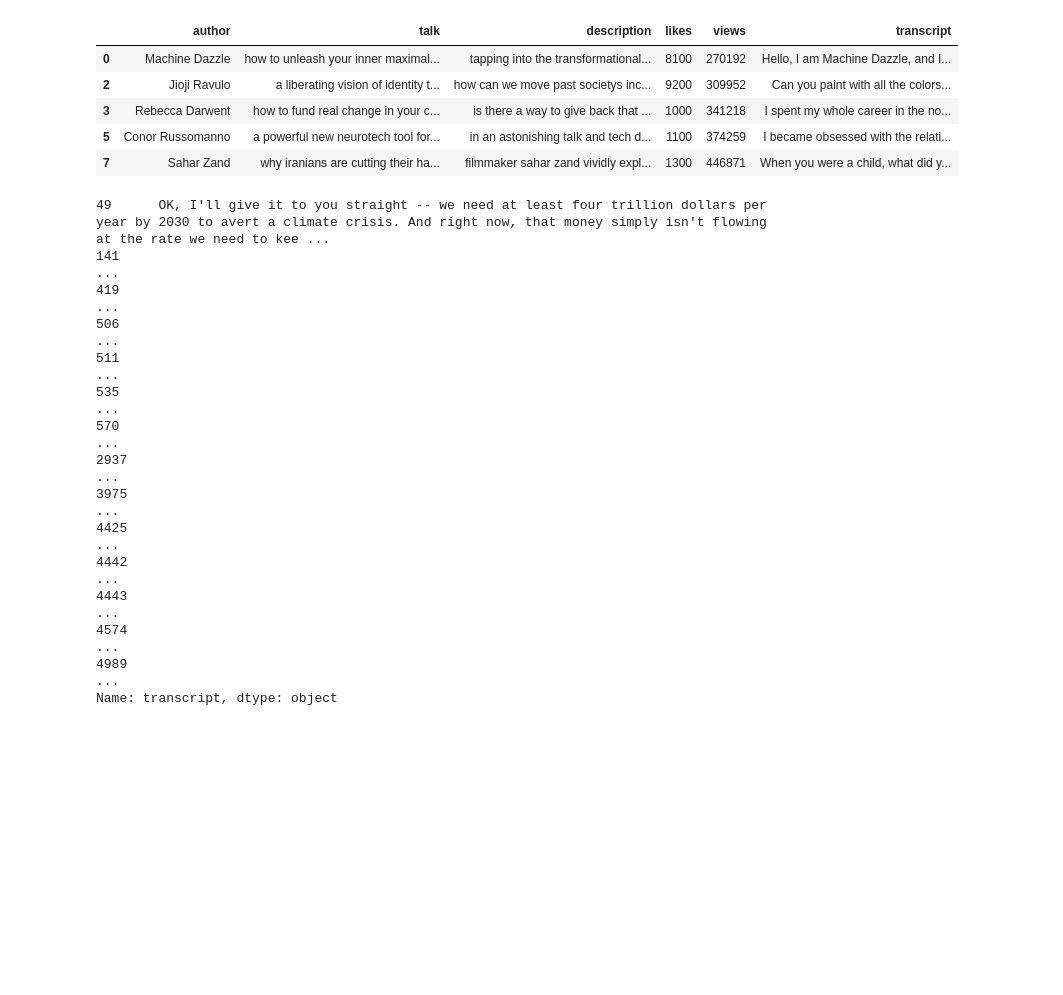
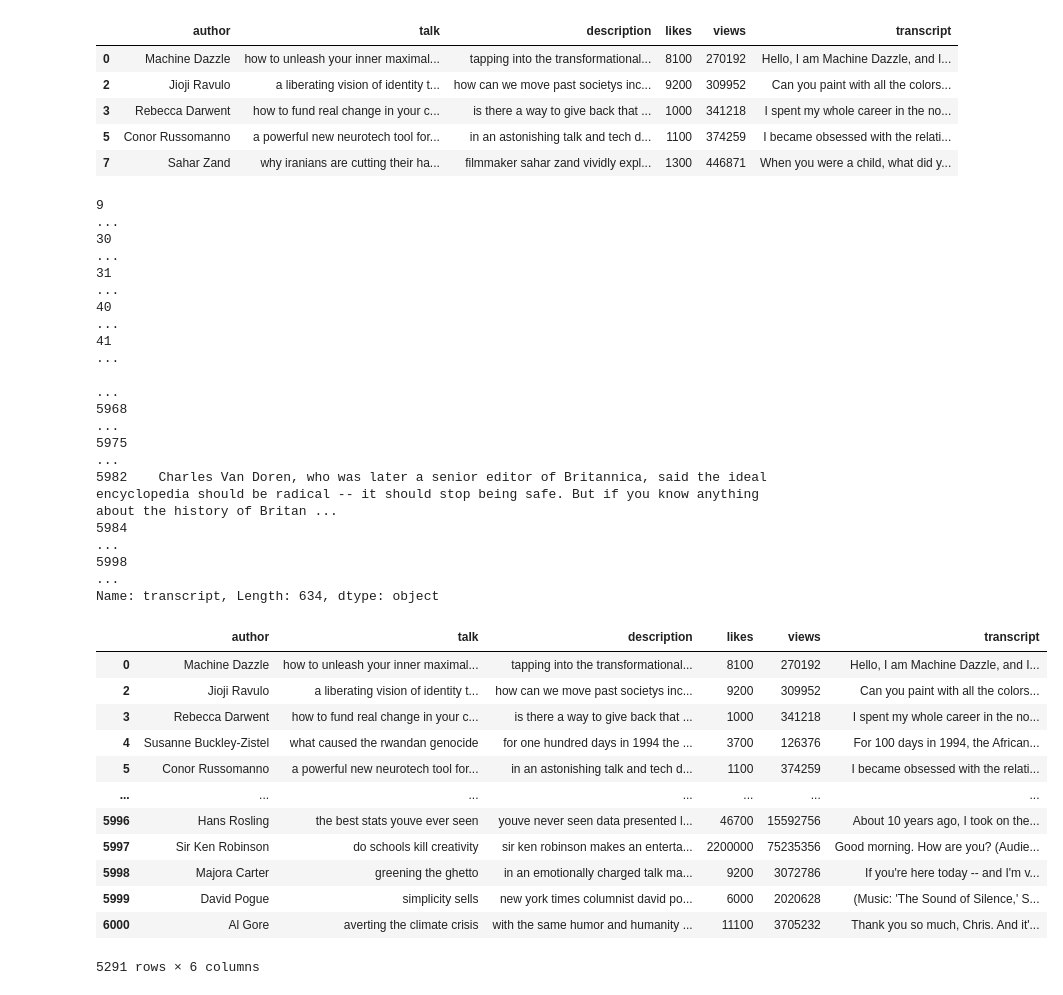
Before and after one commit to pokwir/Ted-Talks-Recommender-System, a Jupyter notebook: SRC/EDA.ipynb, the cells around one changed output. Drawn from its saved outputs; the diff is of its cells as text; code cells hidden in the pictures; blank space fills up the shorter version.

```diff
--- a/SRC/EDA.ipynb
+++ b/SRC/EDA.ipynb
@@ -203,18 +203,31 @@ df['transcript'] = df['transcript'].replace(['&quot;','&apos;', '&amp;', '&lt;',
 # %%
-df['transcript'][df['transcript'].str.contains('<')]
+df['transcript'][df['transcript'].str.contains('less than')]
 # %% [output]
-49      OK, I'll give it to you straight -- we need at least four trillion dollars per year by 2030 to avert a climate crisis. And right now, that money simply isn't flowing at the rate we need to kee ...
-141                                                                                                                                                                                                      ...
-419                                                                                                                                                                                                      ...
-506                                                                                                                                                                                                      ...
-511                                                                                                                                                                                                      ...
-535                                                                                                                                                                                                      ...
-570                                                                                                                                                                                                      ...
-2937                                                                                                                                                                                                     ...
-3975                                                                                                                                                                                                     ...
-4425                                                                                                                                                                                                     ...
-4442                                                                                                                                                                                                     ...
-4443                                                                                                                                                                                                     ...
-4574                                                                                                                                                                                                     ...
-4989                                                                                                                                                                                                     ...
-Name: transcript, dtype: object
+9                                                                                                                                                                                                        ...
+30                                                                                                                                                                                                       ...
+31                                                                                                                                                                                                       ...
+40                                                                                                                                                                                                       ...
+41                                                                                                                                                                                                       ...
+                                                                                                                                                                                                         ...
+5968                                                                                                                                                                                                     ...
+5975                                                                                                                                                                                                     ...
+5982    Charles Van Doren, who was later a senior editor of Britannica, said the ideal encyclopedia should be radical -- it should stop being safe. But if you know anything about the history of Britan ...
+5984                                                                                                                                                                                                     ...
+5998                                                                                                                                                                                                     ...
+Name: transcript, Length: 634, dtype: object
+# %%
+df
+# %% [output]
+|  | author | talk | description | likes | views | transcript |
+| 0 | Machine Dazzle | how to unleash your inner maximal... | tapping into the transformational... | 8100 | 270192 | Hello, I am Machine Dazzle, and I... |
+| 2 | Jioji Ravulo | a liberating vision of identity t... | how can we move past societys inc... | 9200 | 309952 | Can you paint with all the colors... |
+| 3 | Rebecca Darwent | how to fund real change in your c... | is there a way to give back that ... | 1000 | 341218 | I spent my whole career in the no... |
+| 4 | Susanne Buckley-Zistel | what caused the rwandan genocide | for one hundred days in 1994 the ... | 3700 | 126376 | For 100 days in 1994, the African... |
+| 5 | Conor Russomanno | a powerful new neurotech tool for... | in an astonishing talk and tech d... | 1100 | 374259 | I became obsessed with the relati... |
+| ... | ... | ... | ... | ... | ... | ... |
+| 5996 | Hans Rosling | the best stats youve ever seen | youve never seen data presented l... | 46700 | 15592756 | About 10 years ago, I took on the... |
+| 5997 | Sir Ken Robinson | do schools kill creativity | sir ken robinson makes an enterta... | 2200000 | 75235356 | Good morning. How are you? (Audie... |
+| 5998 | Majora Carter | greening the ghetto | in an emotionally charged talk ma... | 9200 | 3072786 | If you're here today -- and I'm v... |
+| 5999 | David Pogue | simplicity sells | new york times columnist david po... | 6000 | 2020628 | (Music: 'The Sound of Silence,' S... |
+| 6000 | Al Gore | averting the climate crisis | with the same humor and humanity ... | 11100 | 3705232 | Thank you so much, Chris. And it'... |
+5291 rows × 6 columns
```
Also changed, not shown: parts of 4 cells of this notebook, 1 other file.
